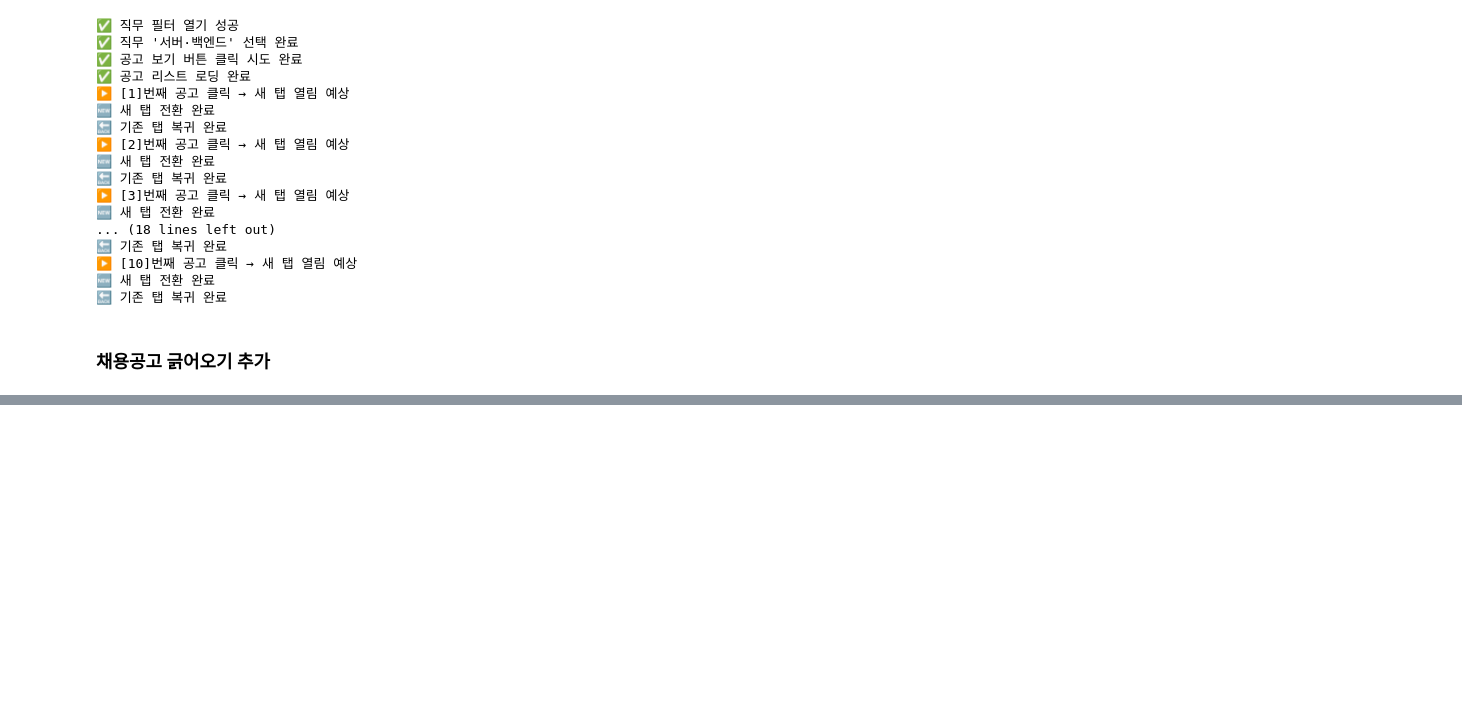
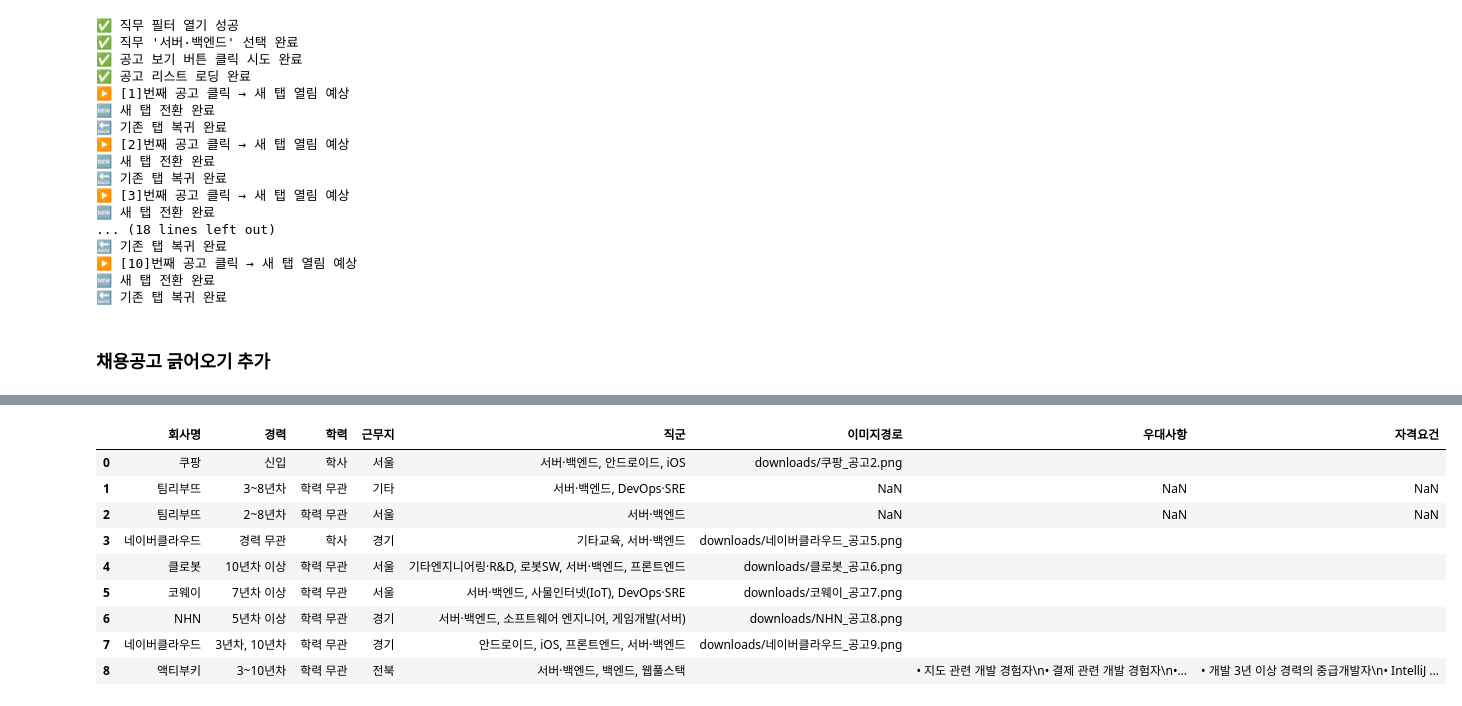
Before and after one commit to khyeonm/2025_Advanced_Programming, a Jupyter notebook: backend/crawling/crawling_demo_jikhaeng.ipynb, the cells around one changed output, grey strips where cells are left out. Cells and saved outputs as stored; diff of their text form; code cells hidden in the pictures; blank space fills up the shorter version.

```diff
--- a/backend/crawling/crawling_demo_jikhaeng.ipynb
+++ b/backend/crawling/crawling_demo_jikhaeng.ipynb
@@ -244,5 +251,18 @@ print("✅ 엑셀 저장 완료")
 ✅ [10] 텍스트 기반 우대사항/자격요건 크롤링 완료
 ✅ 엑셀 저장 완료
+# %%
+df
+# %% [output]
+|  | 회사명 | 경력 | 학력 | 근무지 | 직군 | 이미지경로 | 우대사항 | 자격요건 |
+| 0 | 쿠팡 | 신입 | 학사 | 서울 | 서버·백엔드, 안드로이드, iOS | downloads/쿠팡_공고2.png |  |  |
+| 1 | 팀리부뜨 | 3~8년차 | 학력 무관 | 기타 | 서버·백엔드, DevOps·SRE | NaN | NaN | NaN |
+| 2 | 팀리부뜨 | 2~8년차 | 학력 무관 | 서울 | 서버·백엔드 | NaN | NaN | NaN |
+| 3 | 네이버클라우드 | 경력 무관 | 학사 | 경기 | 기타교육, 서버·백엔드 | downloads/네이버클라우드_공고5.png |  |  |
+| 4 | 클로봇 | 10년차 이상 | 학력 무관 | 서울 | 기타엔지니어링·R&D, 로봇SW, 서버·백엔드, 프론트엔드 | downloads/클로봇_공고6.png |  |  |
+| 5 | 코웨이 | 7년차 이상 | 학력 무관 | 서울 | 서버·백엔드, 사물인터넷(IoT), DevOps·SRE | downloads/코웨이_공고7.png |  |  |
+| 6 | NHN | 5년차 이상 | 학력 무관 | 경기 | 서버·백엔드, 소프트웨어 엔지니어, 게임개발(서버) | downloads/NHN_공고8.png |  |  |
+| 7 | 네이버클라우드 | 3년차, 10년차 | 학력 무관 | 경기 | 안드로이드, iOS, 프론트엔드, 서버·백엔드 | downloads/네이버클라우드_공고9.png |  |  |
+| 8 | 액티부키 | 3~10년차 | 학력 무관 | 전북 | 서버·백엔드, 백엔드, 웹풀스택 |  | • 지도 관련 개발 경험자\n• 결제 관련 개발 경험자\n•... | • 개발 3년 이상 경력의 중급개발자\n• IntelliJ ... |
 # %%
 from selenium import webdriver
 from selenium.webdriver.common.by import By
```
Also changed, not shown: parts of 3 cells of this notebook, 15 other files.
